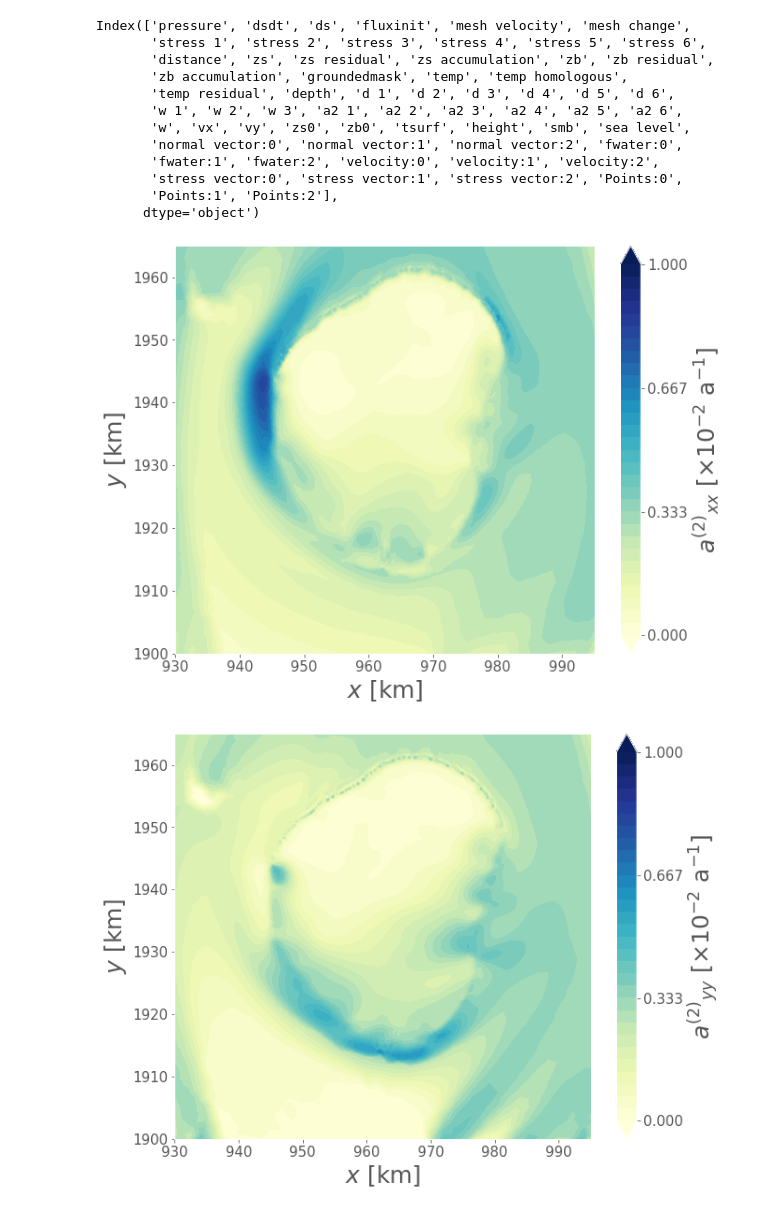
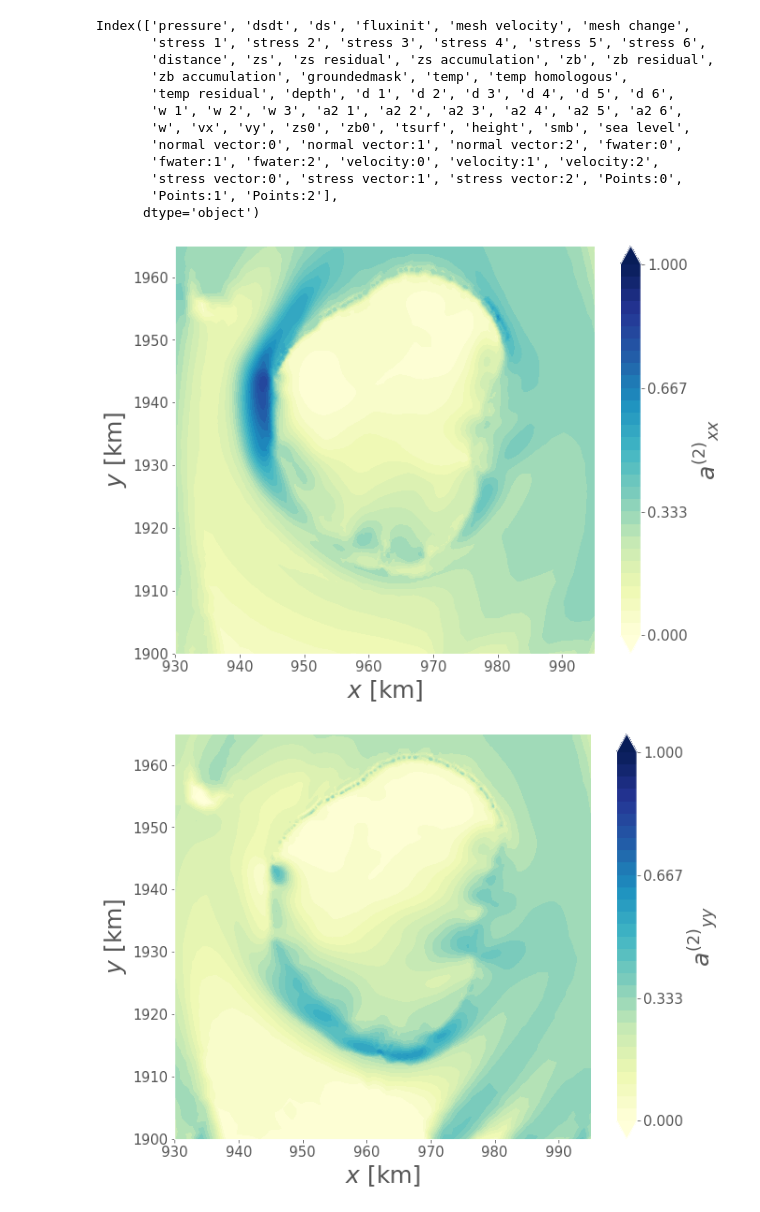
Before and after one commit to henryclara/AnisotropyElmer, a Jupyter notebook: PostProcessing/FirstPlots.ipynb, the cells around one changed output. Saved outputs shown, nothing was run; the diff lists cells and outputs as text; code cells hidden in the pictures.

```diff
--- a/PostProcessing/FirstPlots.ipynb
+++ b/PostProcessing/FirstPlots.ipynb
@@ -53,26 +53,26 @@ ayz = scipy.interpolate.griddata((df["Points:0"], df["Points:1"]), df['a2 6'], (
 # %%
 # Plot the x-component (a_xx) of the crystal orientation tensor
 
-inter = 30
+inter = 1
 fig, ax = plt.subplots(1, 1, figsize=(10, 8))
 CS = ax.contourf(x/1000, y/1000, axx, levels=np.linspace(0,1,31),  cmap='YlGnBu', extend = 'both')
 skip = (slice(None, None, inter), slice(None, None, inter))
 ax.set_xlabel(r'$x$ [km]', size=25)
 ax.set_ylabel(r'$y$ [km]', size=25)
 ax.tick_params(axis='both', which='major', labelsize=15)
 plt.xlim(930, 995)
 plt.ylim(1900, 1965)
 cbar = fig.colorbar(CS, ticks=[0.0, 0.333, 0.667, 1.0])
 cbar.ax.tick_params(labelsize=15)
-cbar.set_label(r"${a^{(2)}}_{xx}$ [$\times 10^{-2}$ a$^{-1}$]", rotation=90, size=25)
+cbar.set_label(r"${a^{(2)}}_{xx}$", rotation=90, size=25)
 
 fig.savefig('../Figures/a_xx.jpg', format='jpg', dpi=700, bbox_inches = "tight")
 # %% [output]
-[figure, old version]
+[figure, new version]
 # %%
 # Plot the y-component (a_yy) of the crystal orientation tensor
 
-inter = 30
+inter = 1
 fig, ax = plt.subplots(1, 1, figsize=(10, 8))
 CS = ax.contourf(x/1000, y/1000, ayy, levels=np.linspace(0,1,31),  cmap='YlGnBu', extend = 'both')
 skip = (slice(None, None, inter), slice(None, None, inter))
@@ -83,8 +83,8 @@ plt.xlim(930, 995)
 plt.ylim(1900, 1965)
 cbar = fig.colorbar(CS, ticks=[0.0, 0.333, 0.667, 1.0])
 cbar.ax.tick_params(labelsize=15)
-cbar.set_label(r"${a^{(2)}}_{yy}$ [$\times 10^{-2}$ a$^{-1}$]", rotation=90, size=25)
+cbar.set_label(r"${a^{(2)}}_{yy}$", rotation=90, size=25)
 
 fig.savefig('../Figures/a_yy.jpg', format='jpg', dpi=700, bbox_inches = "tight")
 # %% [output]
-[figure, old version]
+[figure, new version]
```
Also changed, not shown: parts of 4 cells of this notebook.
